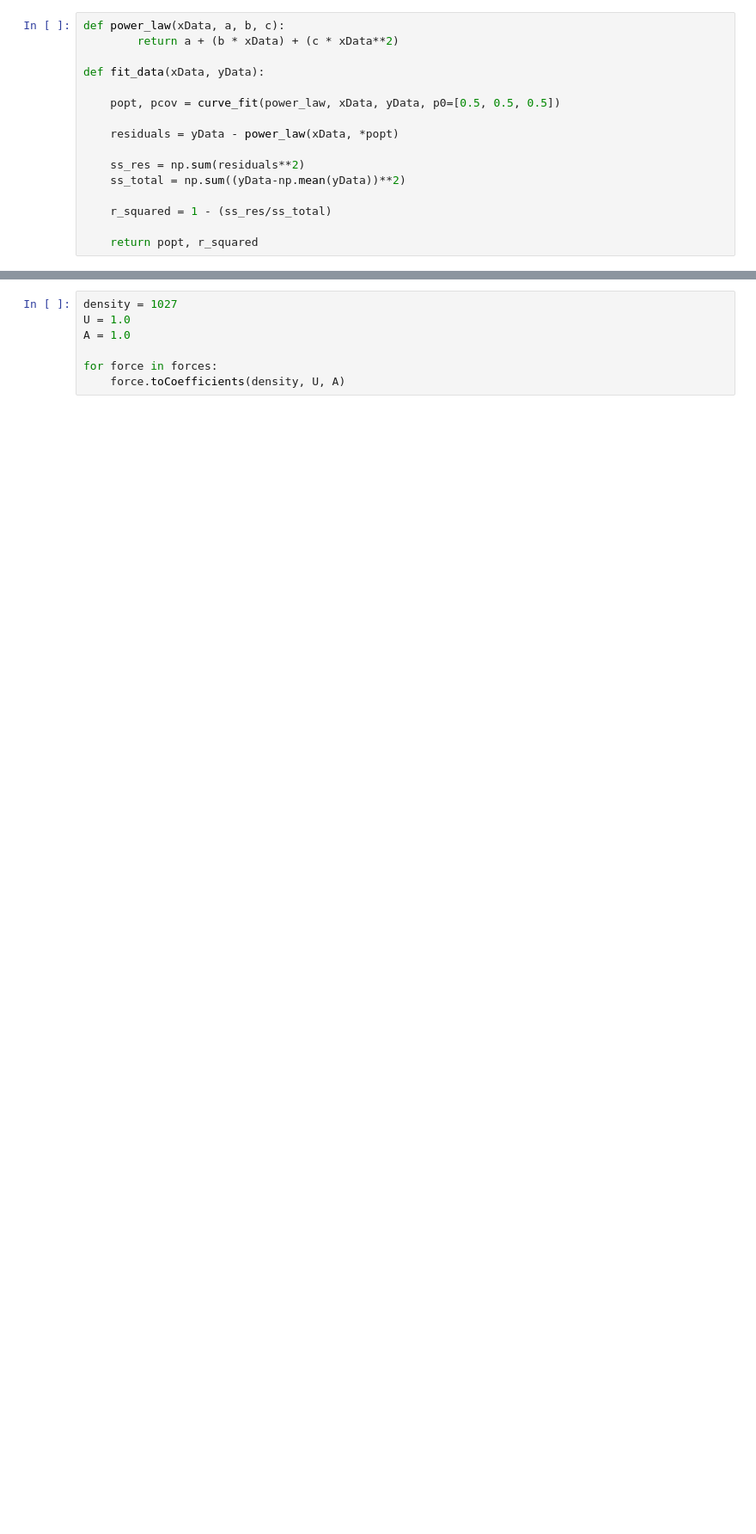
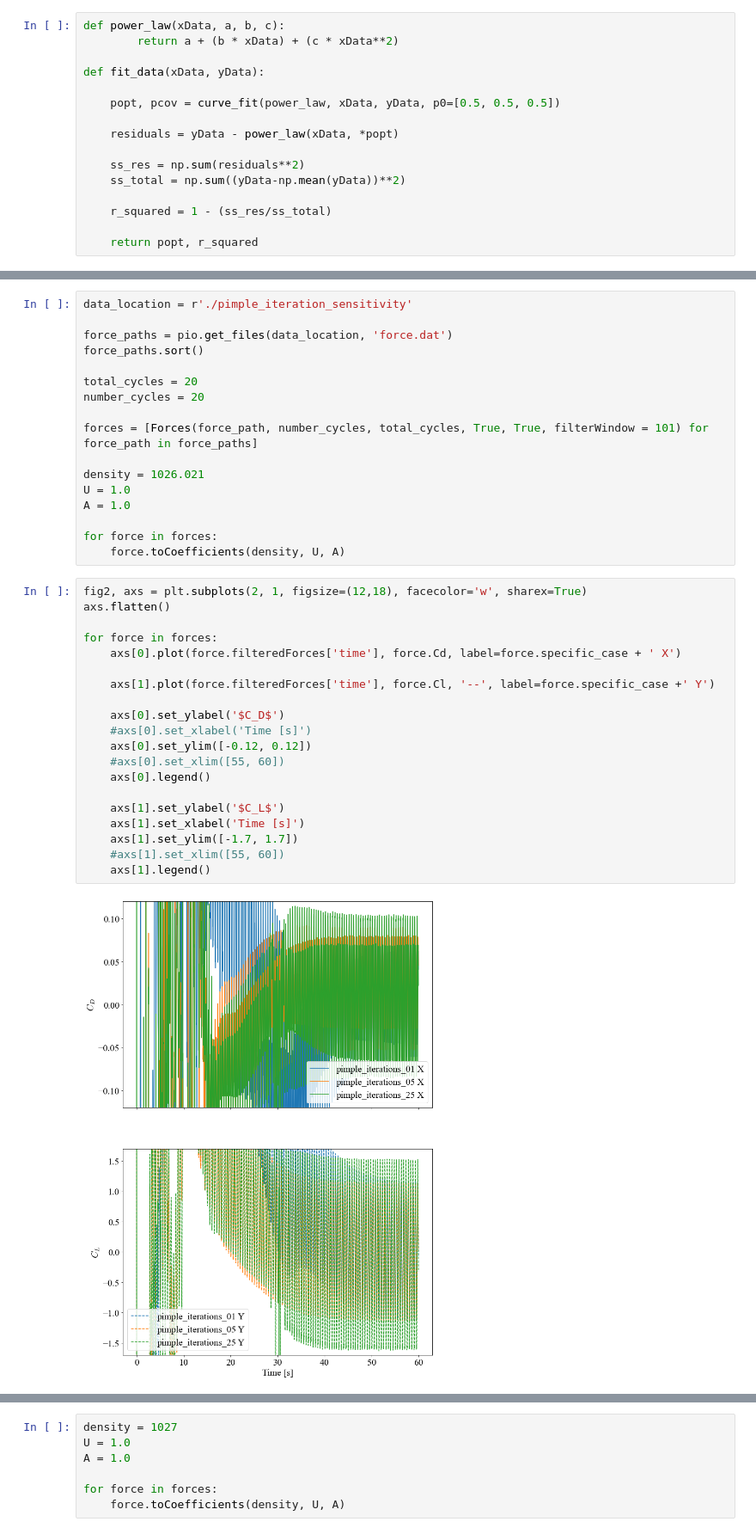
Before and after one commit to michaelcoe/Ika-Flow, a Jupyter notebook: OpenFOAM/postProcessing/gridComparison.ipynb, the cells around one changed output, grey strips where cells are left out. Shown at 86% size. Saved outputs shown, nothing was run; the diff lists cells and outputs as text; blank space fills up the shorter version.

```diff
--- a/OpenFOAM/postProcessing/gridComparison.ipynb
+++ b/OpenFOAM/postProcessing/gridComparison.ipynb
@@ -149,0 +180,39 @@ if forceBin_flag == 1:
+# %%
+data_location = r'./pimple_iteration_sensitivity'
+
+force_paths = pio.get_files(data_location, 'force.dat')
+force_paths.sort()
+
+total_cycles = 20
+number_cycles = 20
+
+forces = [Forces(force_path, number_cycles, total_cycles, True, True, filterWindow = 101) for force_path in force_paths]
+
+density = 1026.021
+U = 1.0
+A = 1.0
+
+for force in forces:
+    force.toCoefficients(density, U, A)
+# %%
+fig2, axs = plt.subplots(2, 1, figsize=(12,18), facecolor='w', sharex=True)
+axs.flatten()
+
+for force in forces:
+    axs[0].plot(force.filteredForces['time'], force.Cd, label=force.specific_case + ' X')
+
+    axs[1].plot(force.filteredForces['time'], force.Cl, '--', label=force.specific_case +' Y')
+
+    axs[0].set_ylabel('$C_D$')
+    #axs[0].set_xlabel('Time [s]')
+    axs[0].set_ylim([-0.12, 0.12])
+    #axs[0].set_xlim([55, 60])
+    axs[0].legend()
+
+    axs[1].set_ylabel('$C_L$')
+    axs[1].set_xlabel('Time [s]')
+    axs[1].set_ylim([-1.7, 1.7])
+    #axs[1].set_xlim([55, 60])
+    axs[1].legend()
+# %% [output]
+[figure, added]
```
Also changed, not shown: parts of 18 cells of this notebook, 9 other files.
